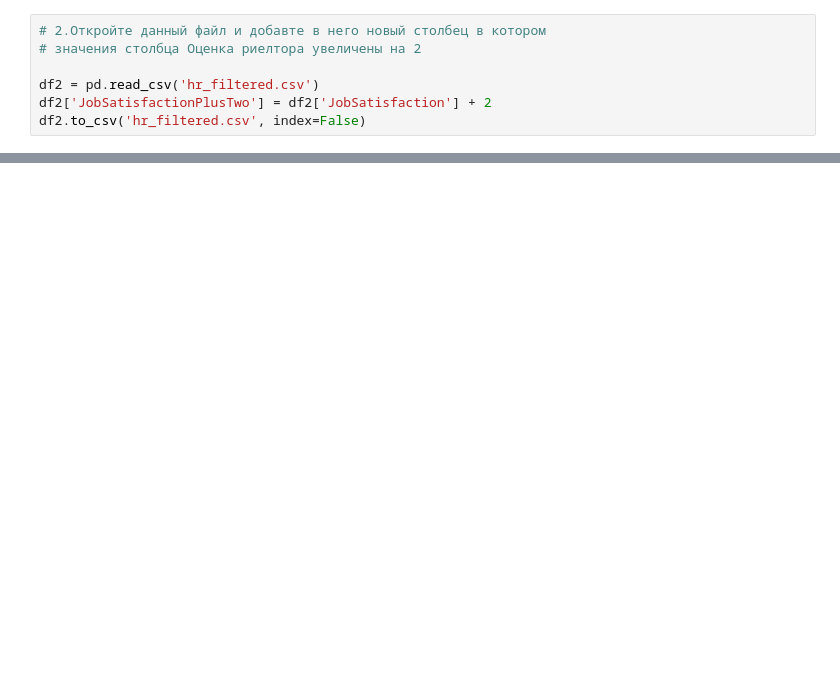
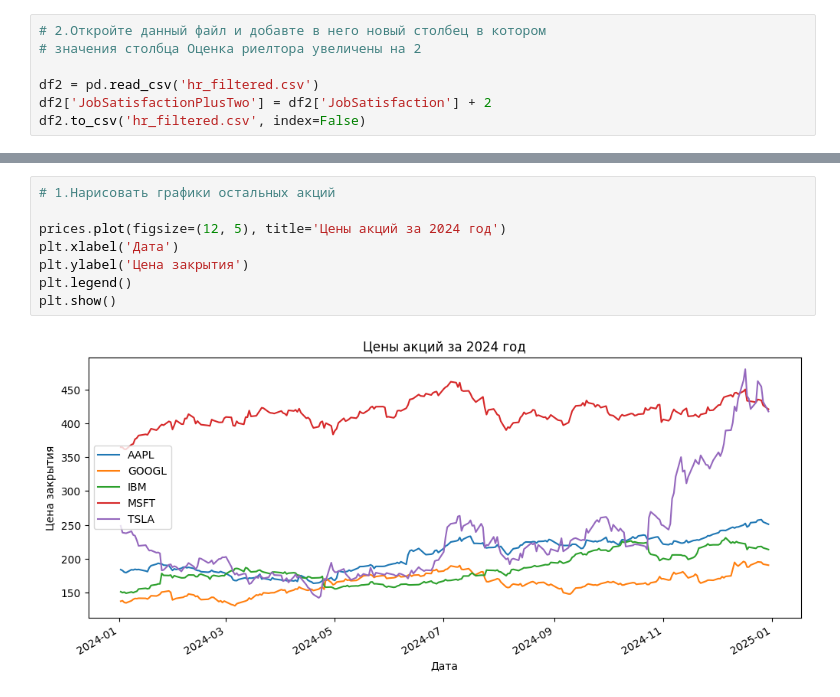
Before and after one commit to MrTesh/ai-bigdata-mirea, a Jupyter notebook: semester_5/practical_1/main.ipynb, the cells around one changed output, grey strips where cells are left out. Cells and saved outputs as stored; diff of their text form; blank space fills up the shorter version.

```diff
--- a/semester_5/practical_1/main.ipynb
+++ b/semester_5/practical_1/main.ipynb
@@ -68,0 +90,10 @@ prices.TSLA.plot()
+# %%
+# 1.Нарисовать графики остальных акций
+
+prices.plot(figsize=(12, 5), title='Цены акций за 2024 год')
+plt.xlabel('Дата')
+plt.ylabel('Цена закрытия')
+plt.legend()
+plt.show()
+# %% [output]
+[figure, added]
```
Also changed, not shown: parts of 9 cells of this notebook.
